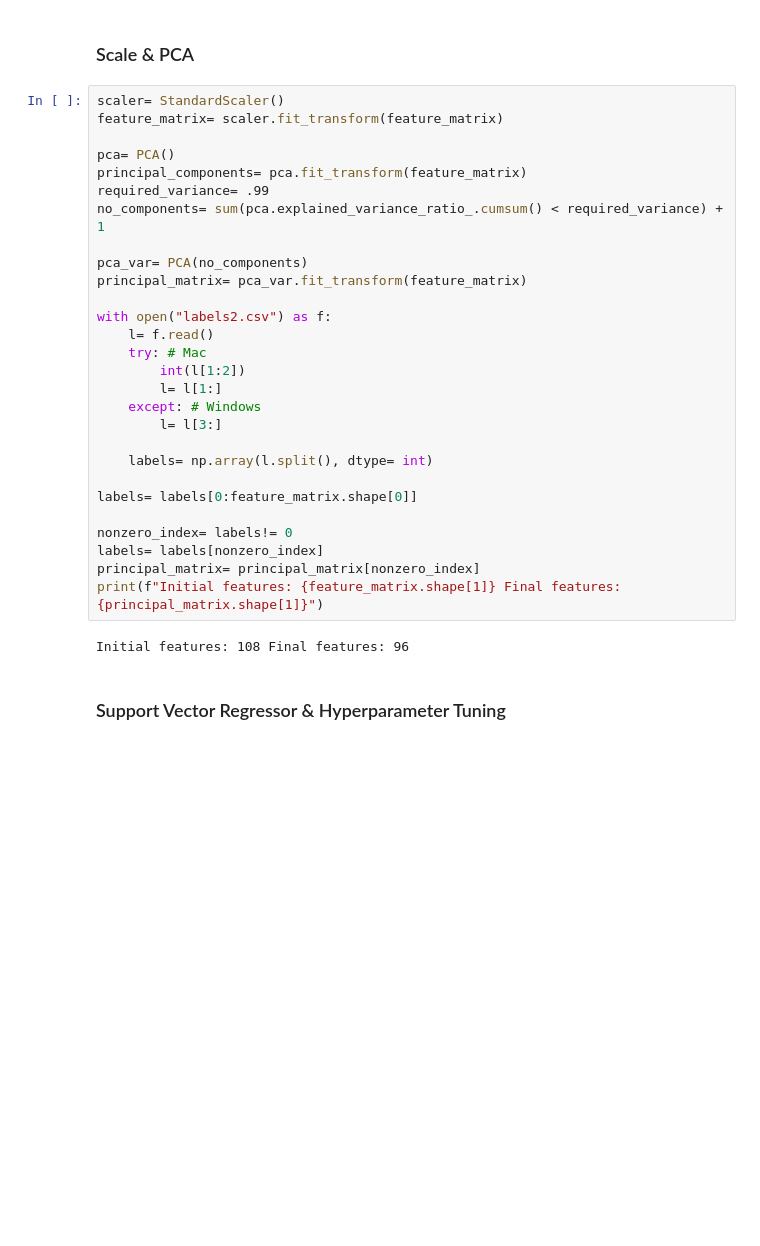
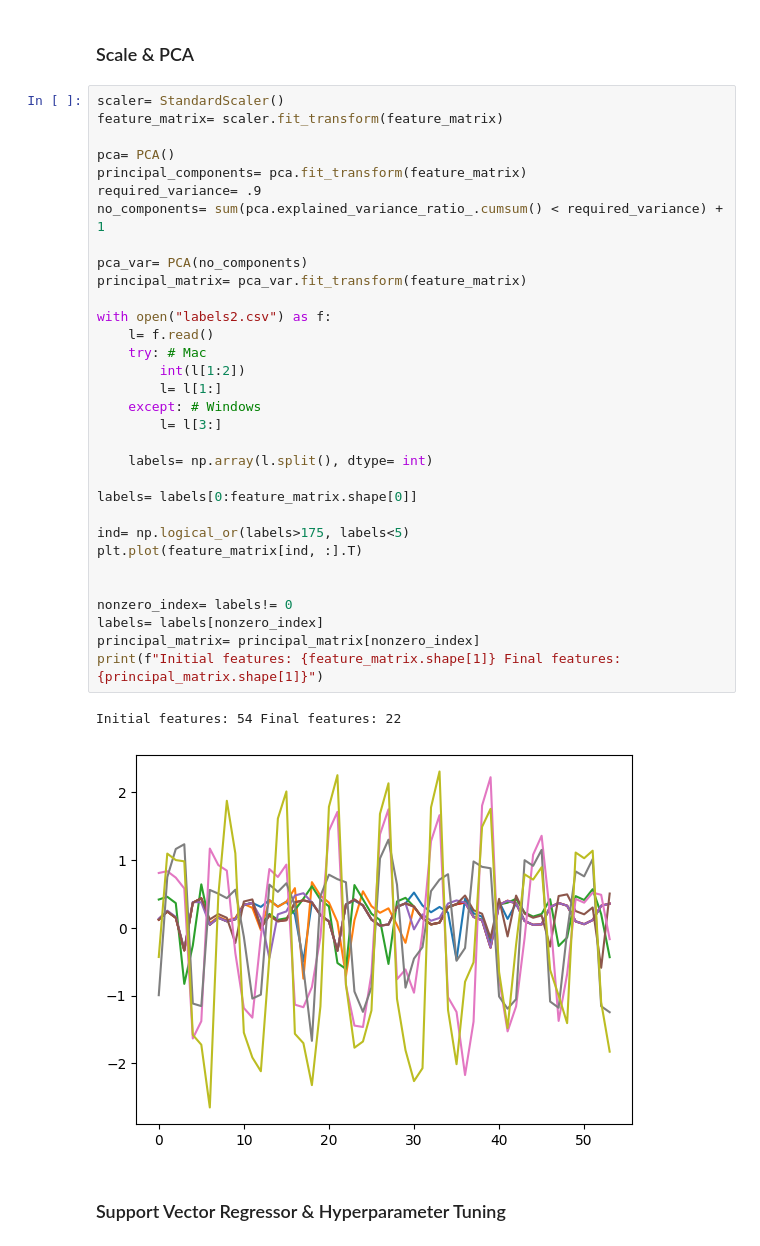
Before and after one commit to hkc5/fiber-prediction, a Jupyter notebook: main.ipynb, the cells around one changed output. Saved outputs shown, nothing was run; the diff lists cells and outputs as text; blank space fills up the shorter version.

```diff
--- a/main.ipynb
+++ b/main.ipynb
@@ -56,33 +58,38 @@ Zero feature ratio: 0.015
 # %%
 scaler= StandardScaler()
 feature_matrix= scaler.fit_transform(feature_matrix)
 
 pca= PCA()
 principal_components= pca.fit_transform(feature_matrix)
-required_variance= .99
+required_variance= .9
 no_components= sum(pca.explained_variance_ratio_.cumsum() < required_variance) + 1
 
 pca_var= PCA(no_components)
 principal_matrix= pca_var.fit_transform(feature_matrix)
 
 with open("labels2.csv") as f:
     l= f.read()
     try: # Mac
         int(l[1:2])
         l= l[1:]
     except: # Windows
         l= l[3:]
 
     labels= np.array(l.split(), dtype= int)
 
 labels= labels[0:feature_matrix.shape[0]]
 
+ind= np.logical_or(labels>175, labels<5)
+plt.plot(feature_matrix[ind, :].T)
+
+
 nonzero_index= labels!= 0
 labels= labels[nonzero_index]
 principal_matrix= principal_matrix[nonzero_index]
 print(f"Initial features: {feature_matrix.shape[1]} Final features: {principal_matrix.shape[1]}")
 # %% [output]
-Initial features: 108 Final features: 96
+Initial features: 54 Final features: 22
+[figure, added]
 # %% [markdown]
 ### Support Vector Regressor & Hyperparameter Tuning
 # %%
```
Also changed, not shown: parts of 6 cells of this notebook.
